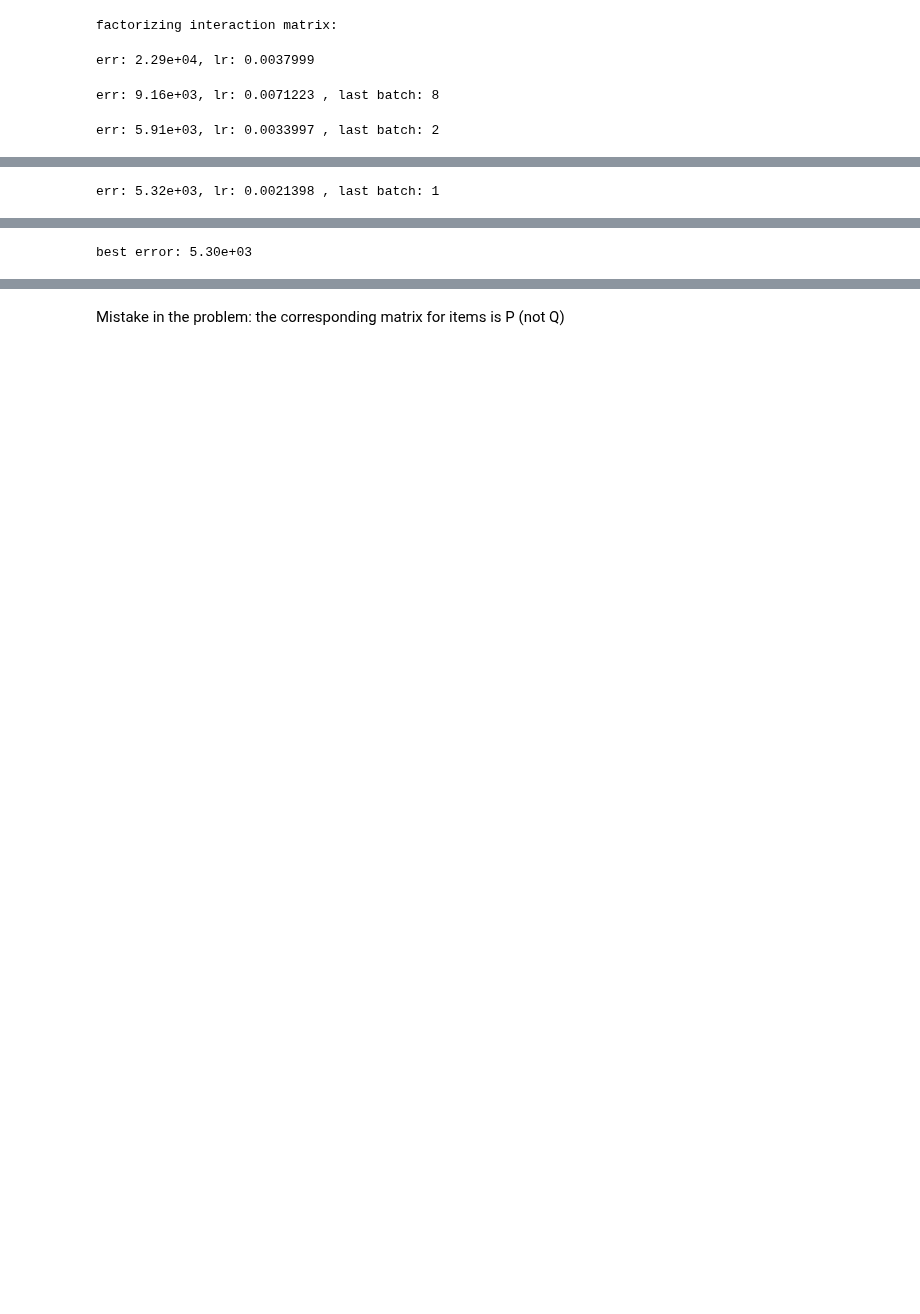
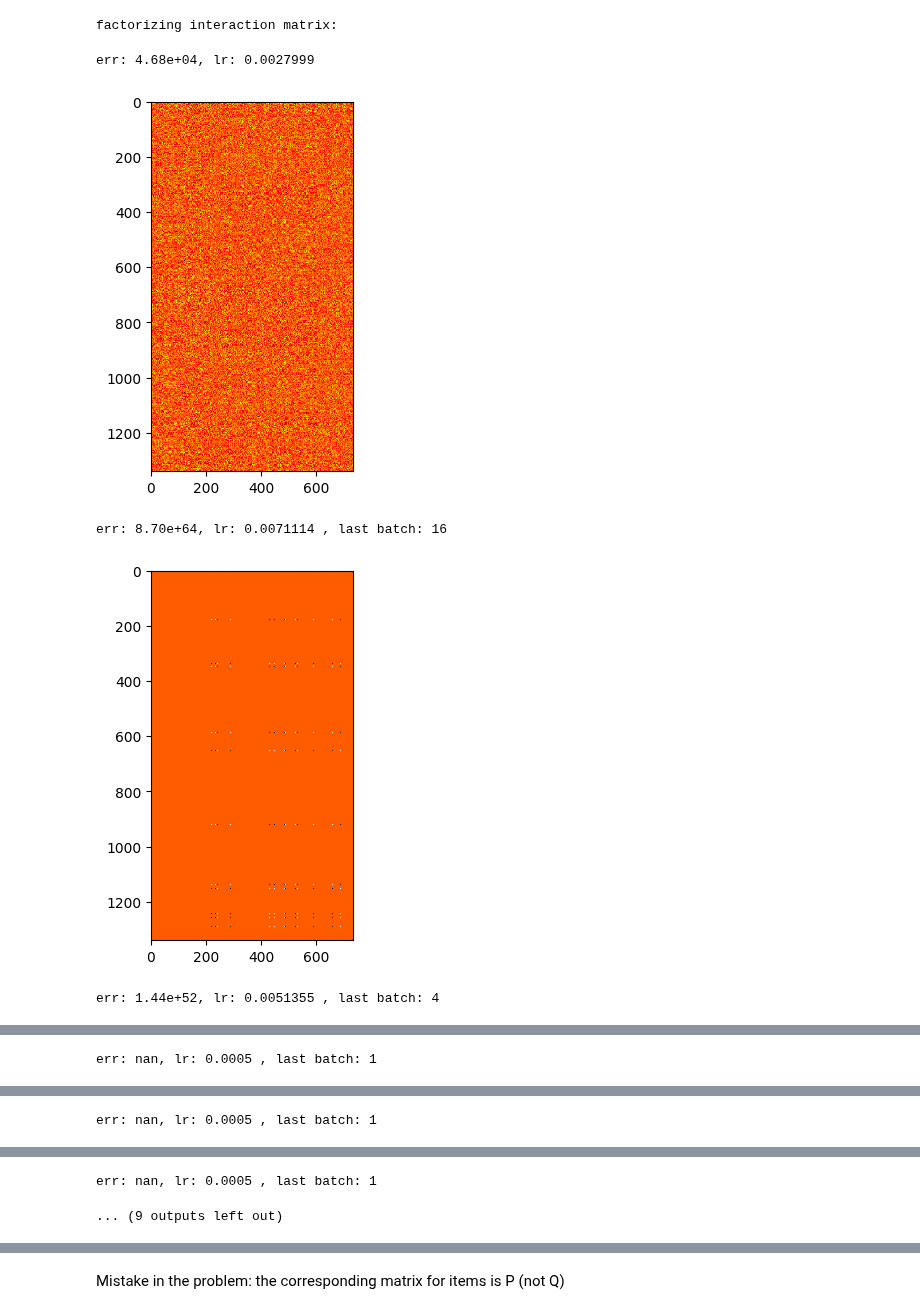
Before and after one commit to aeirya/information-retrieval-course, a Jupyter notebook: hw3/hw3_local.ipynb, the cells around one changed output, grey strips where cells are left out. Drawn from its saved outputs; the diff is of its cells as text; code cells hidden in the pictures; blank space fills up the shorter version.

```diff
--- a/hw3/hw3_local.ipynb
+++ b/hw3/hw3_local.ipynb
@@ -27,38 +27,41 @@ R = interaction_matrix(df_train)
 
 # 2.
 print("factorizing interaction matrix:")
-Q, P = mf(R, **mf_default_config, print_step=3)
-Rm = Q@P.T
+# lr=(5e-3, 1e-4)
+Q, P = mf(R, print_step=8, single_lr=0.0005, n_epochs=300, single_epochs=200, sample_s=0.01, batch_sample_s=0.01, reg=0.001, ff=0.01)
+
 
 # 3.
 E = np.load('bert_item_encodings.npy')
 
 # 3.a
 Pa = pca(E)
 Ra = Q @ Pa.T
 
 # 3.b
 Pb = pca(np.hstack((E, P)))
 Rb = Q @ Pb.T
 
 # 4.
 evaluate = lambda r: evaluator(r, df_test) # syntax suger
 
 # 4. MF
 Em = evaluate(Rm)
 
 # 4. BERT a
 Ea = evaluate(Ra)
 # 4. BERT b
 Eb = evaluate(Rb)
 
 # 4. Extra evaluations
 E0 = evaluate(R)
 
 Rt = interaction_matrix(df_test)
 Et = evaluate(Rt)
 # %% [output]
 factorizing interaction matrix:
-err: 2.29e+04, lr: 0.0037999
+err: 4.68e+04, lr: 0.0027999
+[figure, added]
-err: 9.16e+03, lr: 0.0071223 , last batch: 8
+err: 8.70e+64, lr: 0.0071114 , last batch: 16
+[figure, added]
-err: 5.91e+03, lr: 0.0033997 , last batch: 2
+err: 1.44e+52, lr: 0.0051355 , last batch: 4
@@ -65 +69 @@ err: 5.91e+03, lr: 0.0033997 , last batch: 2
-err: 5.32e+03, lr: 0.0021398 , last batch: 1
+err: nan, lr: 0.0005 , last batch: 1
@@ -66 +71 @@ err: 5.32e+03, lr: 0.0021398 , last batch: 1
-best error: 5.30e+03
+err: nan, lr: 0.0005 , last batch: 1
@@ -66,0 +73,2 @@ best error: 5.30e+03
+err: nan, lr: 0.0005 , last batch: 1
+... (9 outputs left out)
```
Also changed, not shown: parts of 10 cells of this notebook, 6 other files.
